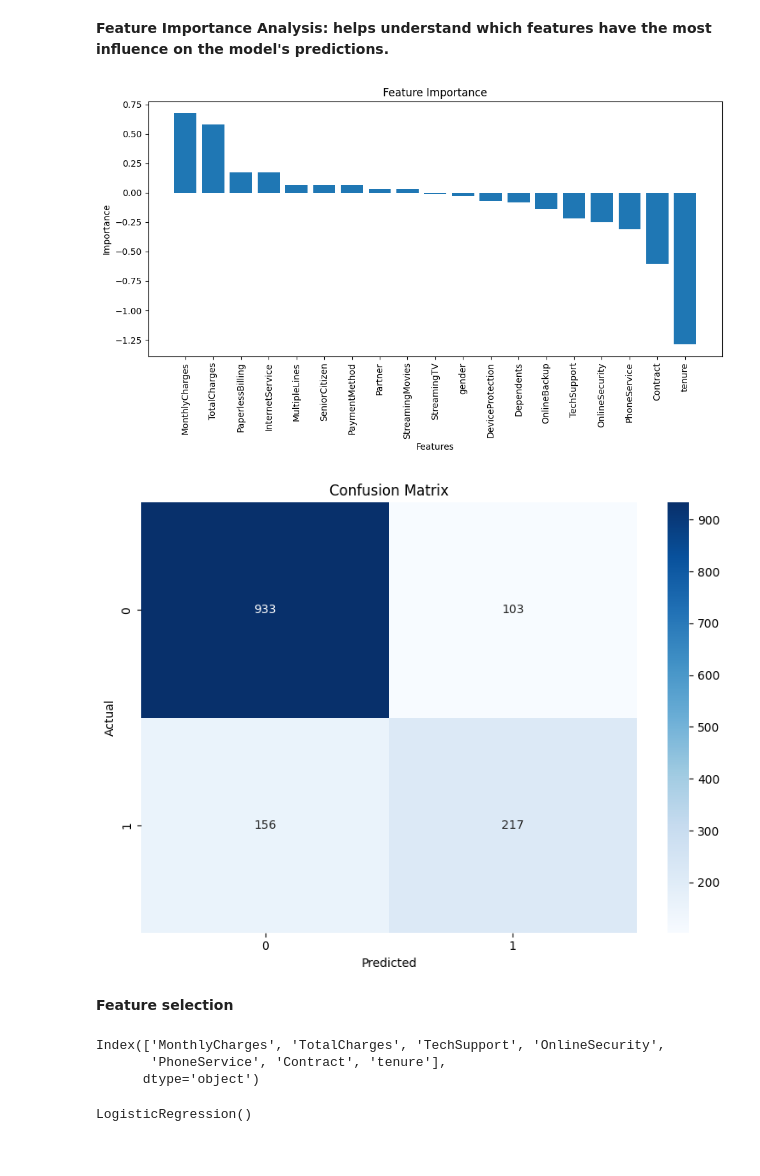
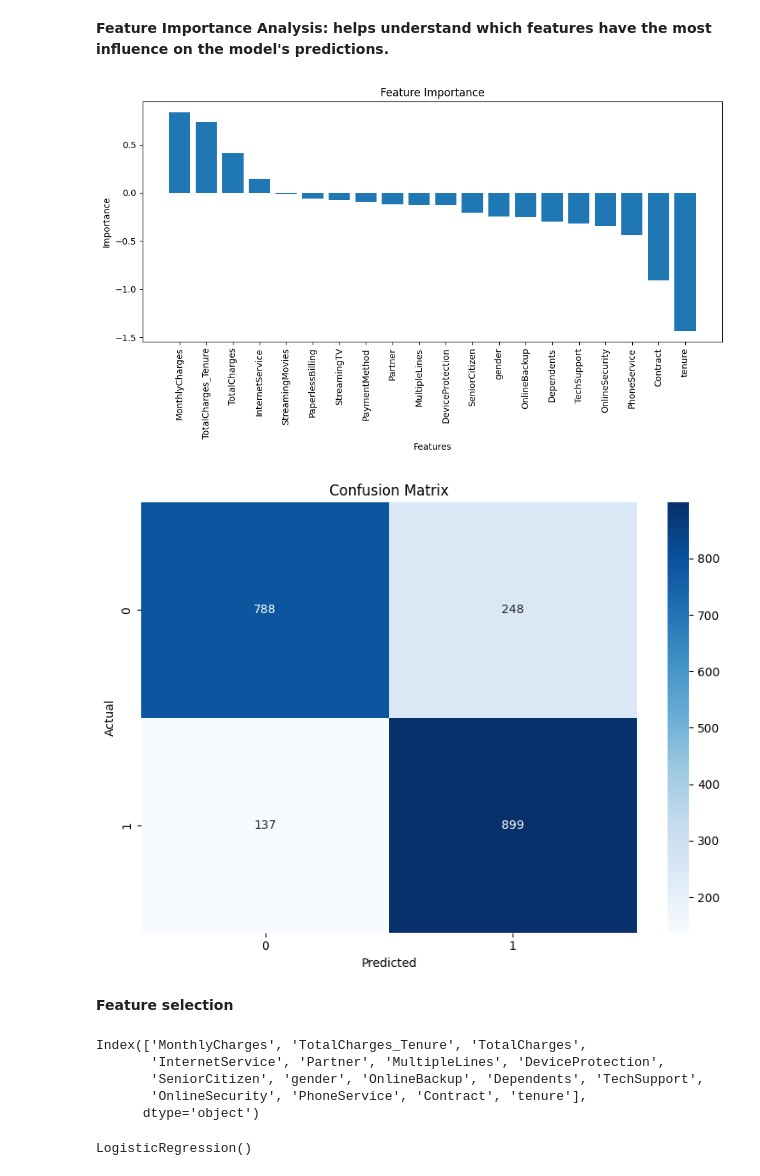
Before and after one commit to Staures92/MLOps, a Jupyter notebook: week1/3-project/Carapuce0.ipynb, the cells around one changed output. Drawn from its saved outputs; the diff is of its cells as text; code cells hidden in the pictures.

```diff
--- a/week1/3-project/Carapuce0.ipynb
+++ b/week1/3-project/Carapuce0.ipynb
@@ -161,3 +145,7 @@ For example, when doing 'df[col].method(value, inplace=True)', try using 'df.met
 
 
   df['TotalCharges'].fillna(df['TotalCharges'].mean(), inplace=True)
+# %%
+# Perform feature engineering
+
+df['TotalCharges_Tenure'] = df['TotalCharges'] * df['tenure']
@@ -177 +209,9 @@ y = df['Churn']
 X_train, X_test, y_train, y_test = train_test_split(X, y, test_size=0.2, random_state=42)
+# %%
+# Handle the class imbalance using SMOTE - Synthetic Minority Over-sampling Technique
+
+from imblearn.over_sampling import SMOTE
+
+smote = SMOTE(random_state=42)
+X_train_resampled, y_train_resampled = smote.fit_resample(X_train, y_train)
+X_test_resampled, y_test_resampled = smote.fit_resample(X_test, y_test)
@@ -178,6 +242,6 @@ X_train, X_test, y_train, y_test = train_test_split(X, y, test_size=0.2, random_
 # %%
 # Scale the features
 scaler = StandardScaler()
-X_train_scaled = scaler.fit_transform(X_train)
-X_test_scaled = scaler.transform(X_test)
+X_train_scaled = scaler.fit_transform(X_train_resampled)
+X_test_scaled = scaler.transform(X_test_resampled)
 # %% [markdown]
@@ -187,7 +251,7 @@ X_test_scaled = scaler.transform(X_test)
 logreg_model = LogisticRegression()
 # %%
 # Train the model
-logreg_model.fit(X_train_scaled, y_train)
+logreg_model.fit(X_train_scaled, y_train_resampled)
 # %% [output]
 LogisticRegression()
 # %%
@@ -232,35 +295,35 @@ plt.title('Feature Importance')
 plt.tight_layout()
 plt.show()
 # %% [output]
-[figure, old version]
+[figure, new version]
 # %%
-
 # Plot confusion matrix
-cm = confusion_matrix(y_test, y_pred)
+cm = confusion_matrix(y_test_resampled, y_pred)
 plt.figure(figsize=(8, 6))
 sns.heatmap(cm, annot=True, fmt='d', cmap='Blues')
 plt.title('Confusion Matrix')
 plt.xlabel('Predicted')
 plt.ylabel('Actual')
 plt.tight_layout()
 plt.show()
 # %% [output]
-[figure, old version]
+[figure, new version]
 # %% [markdown]
 **Feature selection**
 # %%
-
-
 # Set a threshold for feature selection
-threshold = 0.2 # Adjust the threshold based on your requirements
+threshold = 0.1
 
 # Select features above or below the threshold
 selected_features = importance_df.loc[abs(importance_df['Importance']) > threshold, 'Feature']
 
 # Filter the original dataset to include only the selected features
-X = X[selected_features]
-print(X.columns)
+X_train_resampled = X_train_resampled[selected_features]
+X_test_resampled = X_test_resampled[selected_features]
+print(X_train_resampled.columns)
 # %% [output]
-Index(['MonthlyCharges', 'TotalCharges', 'TechSupport', 'OnlineSecurity',
-       'PhoneService', 'Contract', 'tenure'],
+Index(['MonthlyCharges', 'TotalCharges_Tenure', 'TotalCharges',
+       'InternetService', 'Partner', 'MultipleLines', 'DeviceProtection',
+       'SeniorCitizen', 'gender', 'OnlineBackup', 'Dependents', 'TechSupport',
+       'OnlineSecurity', 'PhoneService', 'Contract', 'tenure'],
       dtype='object')
```
Also changed, not shown: parts of 19 cells of this notebook, 2 other files.
